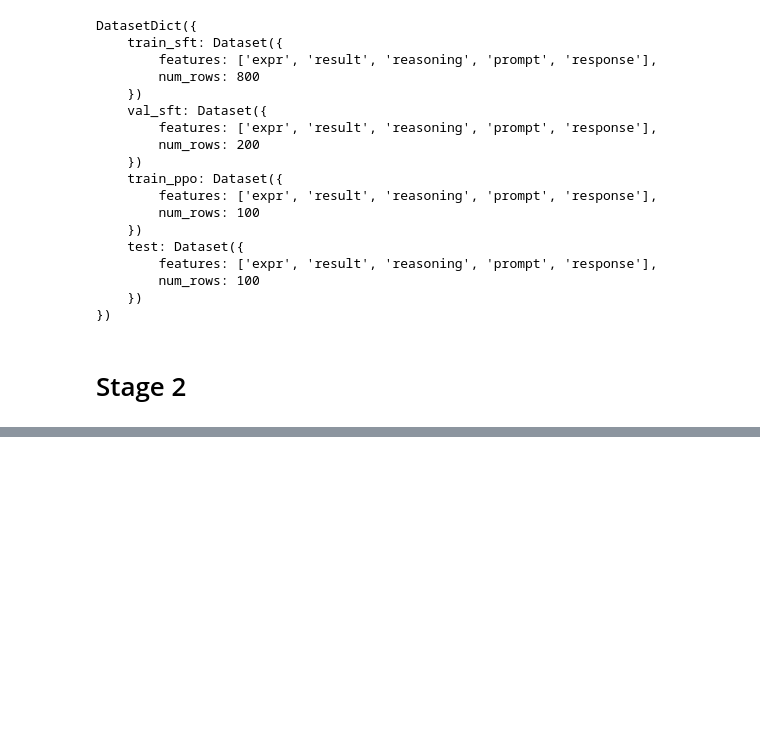
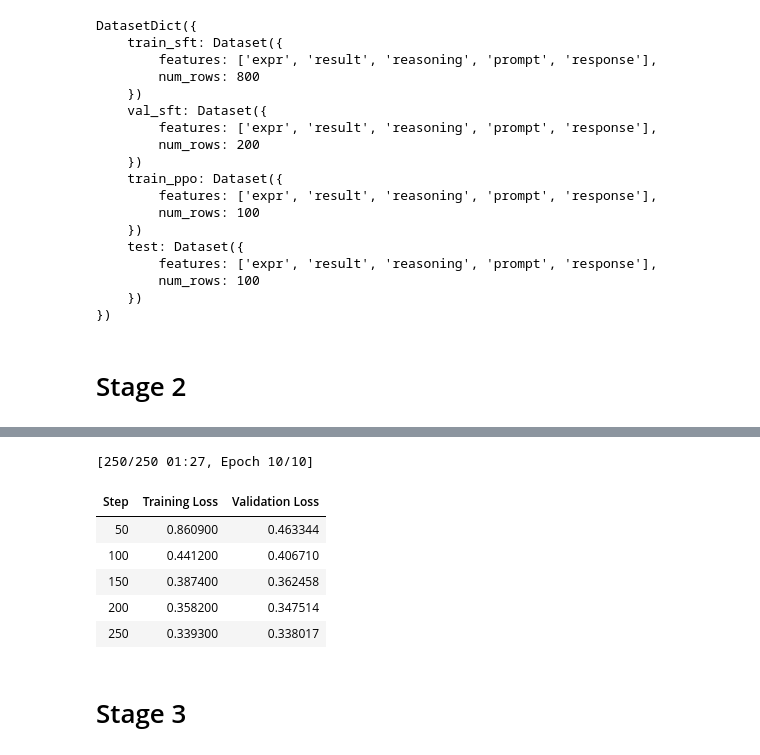
Before and after one commit to bmb0136/COMP-6970-GenAI-FM, a Jupyter notebook: a3/a3.ipynb, the cells around one changed output, grey strips where cells are left out. Drawn from its saved outputs; the diff is of its cells as text; code cells hidden in the pictures; blank space fills up the shorter version.

```diff
--- a/a3/a3.ipynb
+++ b/a3/a3.ipynb
@@ -103,0 +165,32 @@ base_model.config.pad_token_id = tok.pad_token_id
+# %%
+sft_model = AutoModelForCausalLM.from_pretrained(base_name).to(device)
+sft_model.config.pad_token_id = tok.pad_token_id
+
+args = TrainingArguments(
+    output_dir="sft_ckpt",
+    per_device_train_batch_size=2,
+    per_device_eval_batch_size=2,
+    gradient_accumulation_steps=16,   # effective batch ~32
+    num_train_epochs=10,
+    learning_rate=5e-5,
+    logging_steps=50,
+    eval_strategy="steps",
+    eval_steps=50,
+    save_strategy="steps",
+    save_steps=500,                  # ensures we save at least once
+    fp16=torch.cuda.is_available(),
+    remove_unused_columns=False,
+    report_to="none"
+)
+
+trainer = Trainer(
+    model=sft_model,
+    args=args,
+    train_dataset=tokenized_dataset["train_sft"],
+    eval_dataset=tokenized_dataset["val_sft"],
+    data_collator=collate
+)
+
+trainer.train()
+trainer.save_model("./sft_model")
+# %% [output]
@@ -103,0 +198,9 @@ base_model.config.pad_token_id = tok.pad_token_id
+[250/250 01:27, Epoch 10/10]
+| Step | Training Loss | Validation Loss |
+| 50 | 0.860900 | 0.463344 |
+| 100 | 0.441200 | 0.406710 |
+| 150 | 0.387400 | 0.362458 |
+| 200 | 0.358200 | 0.347514 |
+| 250 | 0.339300 | 0.338017 |
+# %% [markdown]
+# Stage 3
```
Also changed, not shown: parts of 18 cells of this notebook, 3 other files.
